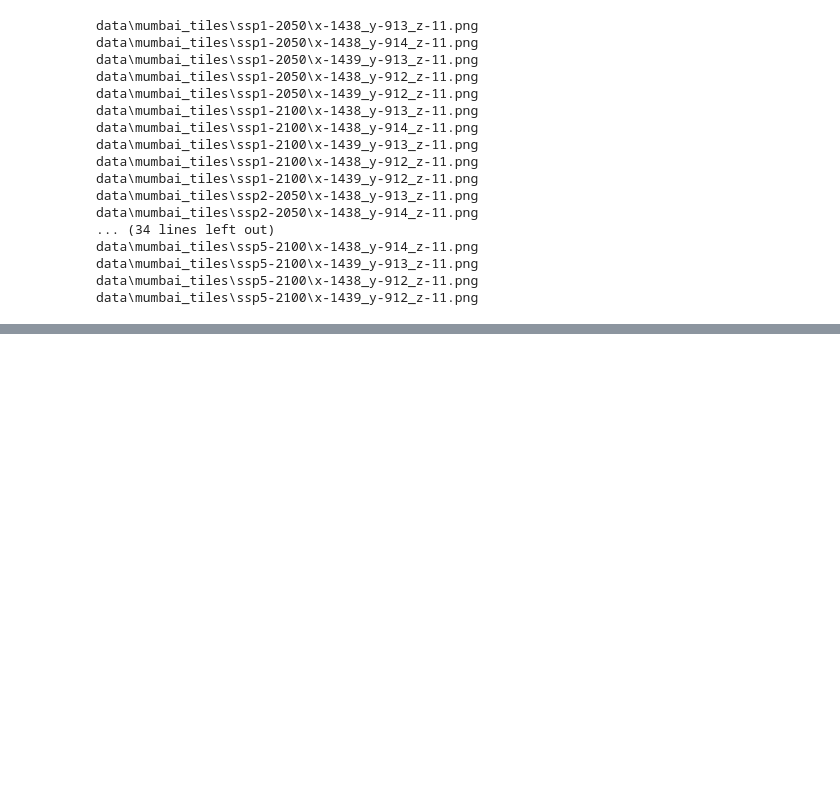
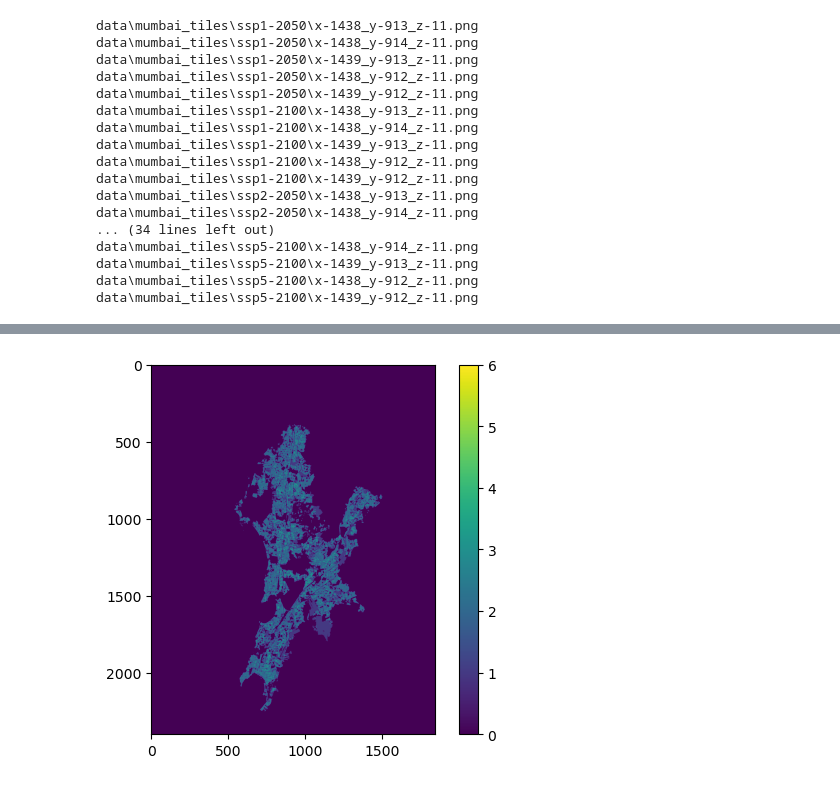
Before and after one commit to bhavya132/SIHTeamUniform, a Jupyter notebook: vulnerability_map.ipynb, the cells around one changed output, grey strips where cells are left out. Cells and saved outputs as stored; diff of their text form; code cells hidden in the pictures; blank space fills up the shorter version.

```diff
--- a/vulnerability_map.ipynb
+++ b/vulnerability_map.ipynb
@@ -371,0 +399,10 @@ def legend_cmap(legend,ssp_value,save_dir=None):
+# %%
+landuse_weights = np.asarray(Image.open(r'data\landuse_png\landuse_weights.png'))
+plt.figure()
+plt.imshow(landuse_weights)
+plt.colorbar()
+plt.show()
+# im = Image.fromarray(landuse_weights.astype(np.uint8))
+# im.save(os.path.join(r'data\landuse_png','landuse_weights.png'))
+# %% [output]
+[figure, added]
```
Also changed, not shown: parts of 30 cells of this notebook, 19 other files.
